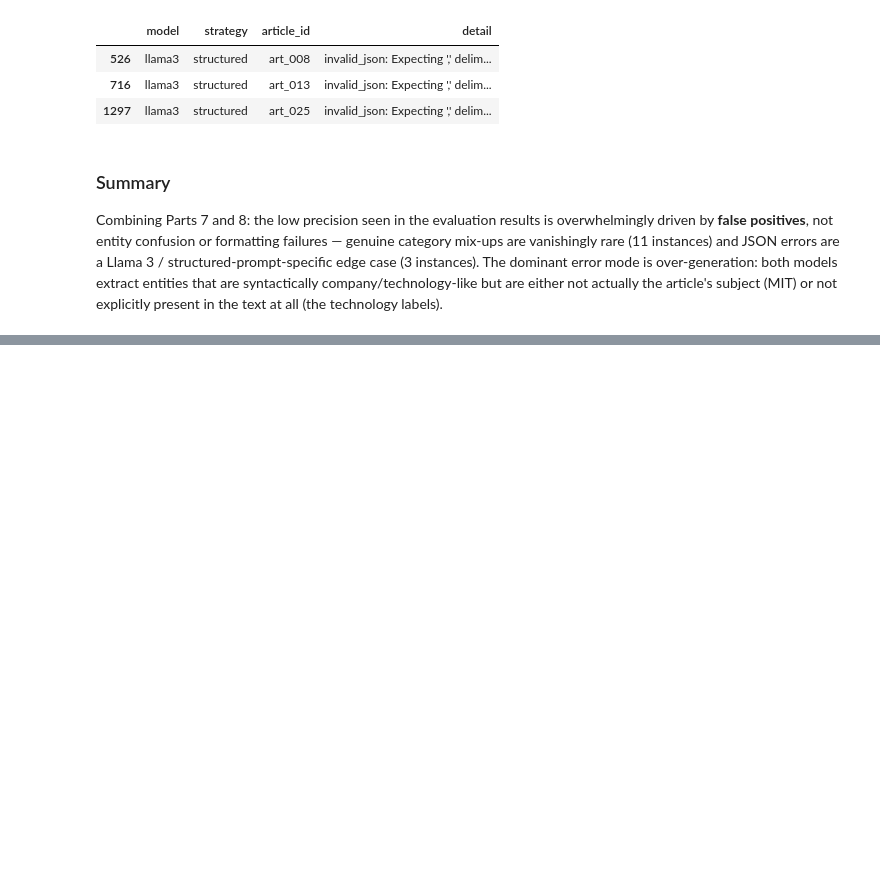
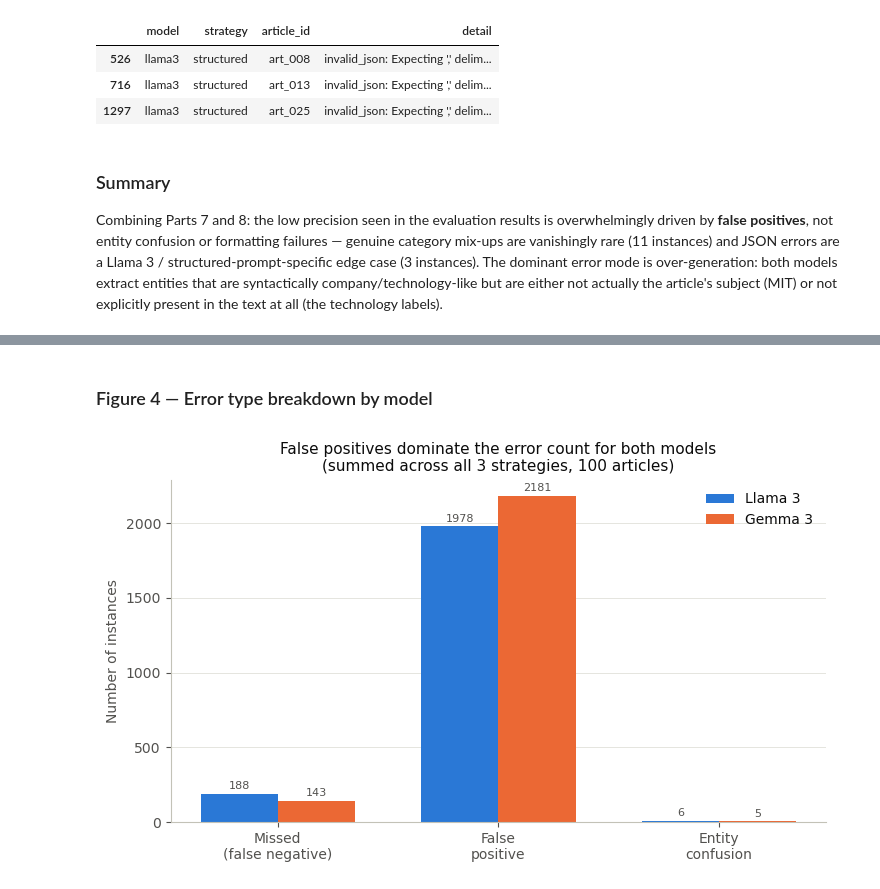
Before and after one commit to HazalGultekin/ml-project, a Jupyter notebook: Master-Lectures/ML/project/process-code/ml-project.ipynb, the cells around one changed output, grey strips where cells are left out. Drawn from its saved outputs; the diff is of its cells as text; code cells hidden in the pictures; blank space fills up the shorter version.

```diff
--- a/Master-Lectures/ML/project/process-code/ml-project.ipynb
+++ b/Master-Lectures/ML/project/process-code/ml-project.ipynb
@@ -570,0 +671,28 @@ Combining Parts 7 and 8: the low precision seen in the evaluation results is ove
+# %% [markdown]
+### Figure 4 — Error type breakdown by model
+# %%
+ERROR_TYPES = ["missed_entity", "false_positive_entity", "entity_confusion"]
+ERROR_LABELS = {"missed_entity": "Missed\n(false negative)", "false_positive_entity": "False\npositive", "entity_confusion": "Entity\nconfusion"}
+
+err_counts = error_df[error_df["error_type"].isin(ERROR_TYPES)].groupby(["model", "error_type"]).size()
+
+fig, ax = plt.subplots(figsize=(7.5, 4.5))
+x = np.arange(len(ERROR_TYPES))
+width = 0.35
+for i, model in enumerate(["llama3", "gemma3"]):
+    values = [err_counts.get((model, et), 0) for et in ERROR_TYPES]
+    offset = (i - 0.5) * width
+    bars = ax.bar(x + offset, values, width, label=MODEL_LABELS[model], color=MODEL_COLORS[model])
+    ax.bar_label(bars, padding=2, fontsize=8, color="#52514e")
+ax.set_xticks(x)
+ax.set_xticklabels([ERROR_LABELS[et] for et in ERROR_TYPES])
+ax.set_ylabel("Number of instances")
+ax.set_title("False positives dominate the error count for both models\n(summed across all 3 strategies, 100 articles)", fontsize=11)
+ax.grid(axis="y", linewidth=0.6)
+ax.set_axisbelow(True)
+ax.legend(frameon=False, loc="upper right")
+fig.tight_layout()
+fig.savefig("fig4_error_breakdown.png", dpi=150)
+plt.show()
+# %% [output]
+[figure, added]
```
Also changed, not shown: parts of 10 cells of this notebook, 4 other files.
